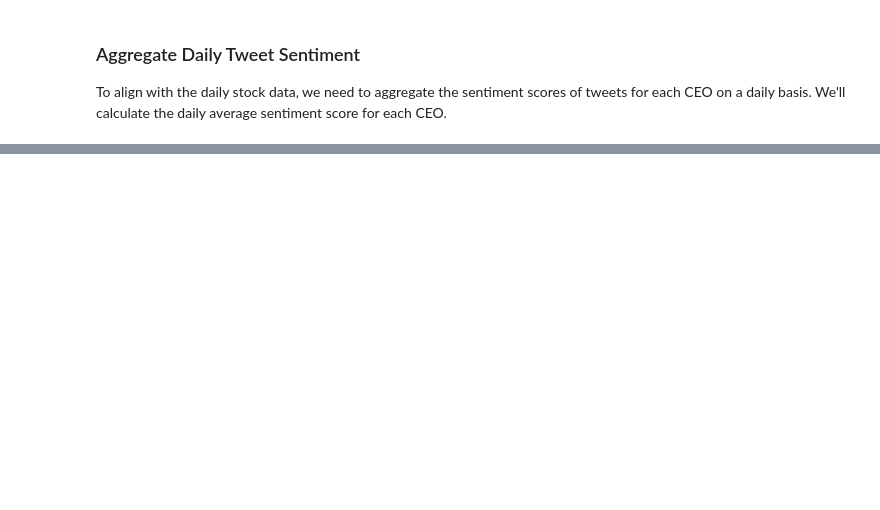
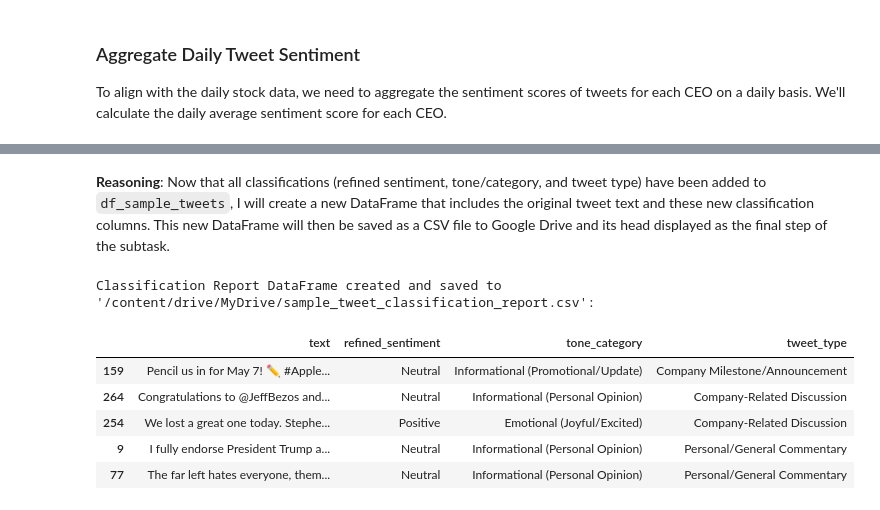
Before and after one commit to ddahlgren11/MoneyMaker, a Jupyter notebook: actualcapstone.ipynb, the cells around one changed output, grey strips where cells are left out. Saved outputs shown, nothing was run; the diff lists cells and outputs as text; code cells hidden in the pictures; blank space fills up the shorter version.

```diff
--- a/actualcapstone.ipynb
+++ b/actualcapstone.ipynb
@@ -137,0 +362,19 @@ display(df_daily_sentiment.head())
+# %% [markdown]
+**Reasoning**:
+Now that all classifications (refined sentiment, tone/category, and tweet type) have been added to `df_sample_tweets`, I will create a new DataFrame that includes the original tweet text and these new classification columns. This new DataFrame will then be saved as a CSV file to Google Drive and its head displayed as the final step of the subtask.
+# %%
+classification_report_df = df_sample_tweets[['text', 'refined_sentiment', 'tone_category', 'tweet_type']]
+
+# Save the DataFrame to a CSV file in Google Drive
+classification_report_df.to_csv('/content/drive/MyDrive/sample_tweet_classification_report.csv', index=False)
+
+print("Classification Report DataFrame created and saved to '/content/drive/MyDrive/sample_tweet_classification_report.csv':")
+display(classification_report_df.head())
+# %% [output]
+Classification Report DataFrame created and saved to '/content/drive/MyDrive/sample_tweet_classification_report.csv':
+|  | text | refined_sentiment | tone_category | tweet_type |
+| 159 | Pencil us in for May 7! ✏️ #Apple... | Neutral | Informational (Promotional/Update) | Company Milestone/Announcement |
+| 264 | Congratulations to @JeffBezos and... | Neutral | Informational (Personal Opinion) | Company-Related Discussion |
+| 254 | We lost a great one today. Stephe... | Positive | Emotional (Joyful/Excited) | Company-Related Discussion |
+| 9 | I fully endorse President Trump a... | Neutral | Informational (Personal Opinion) | Personal/General Commentary |
+| 77 | The far left hates everyone, them... | Neutral | Informational (Personal Opinion) | Personal/General Commentary |
```
Also changed, not shown: parts of 36 cells of this notebook.
